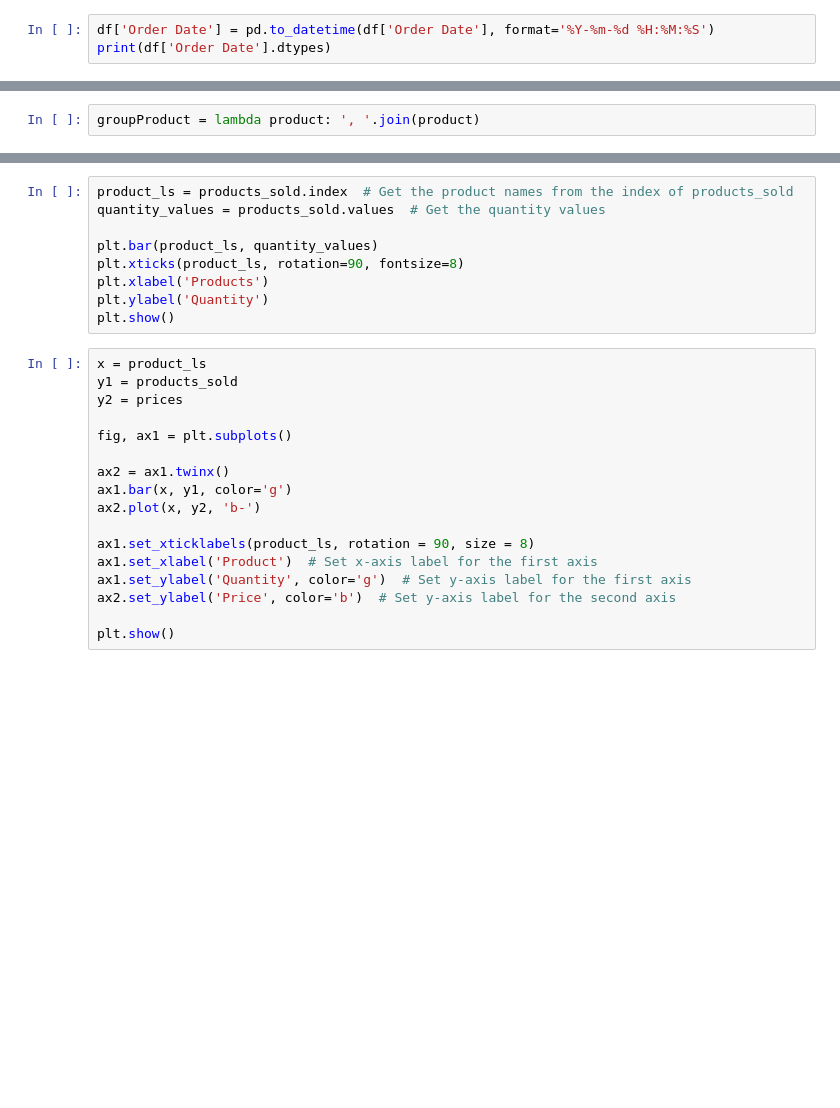
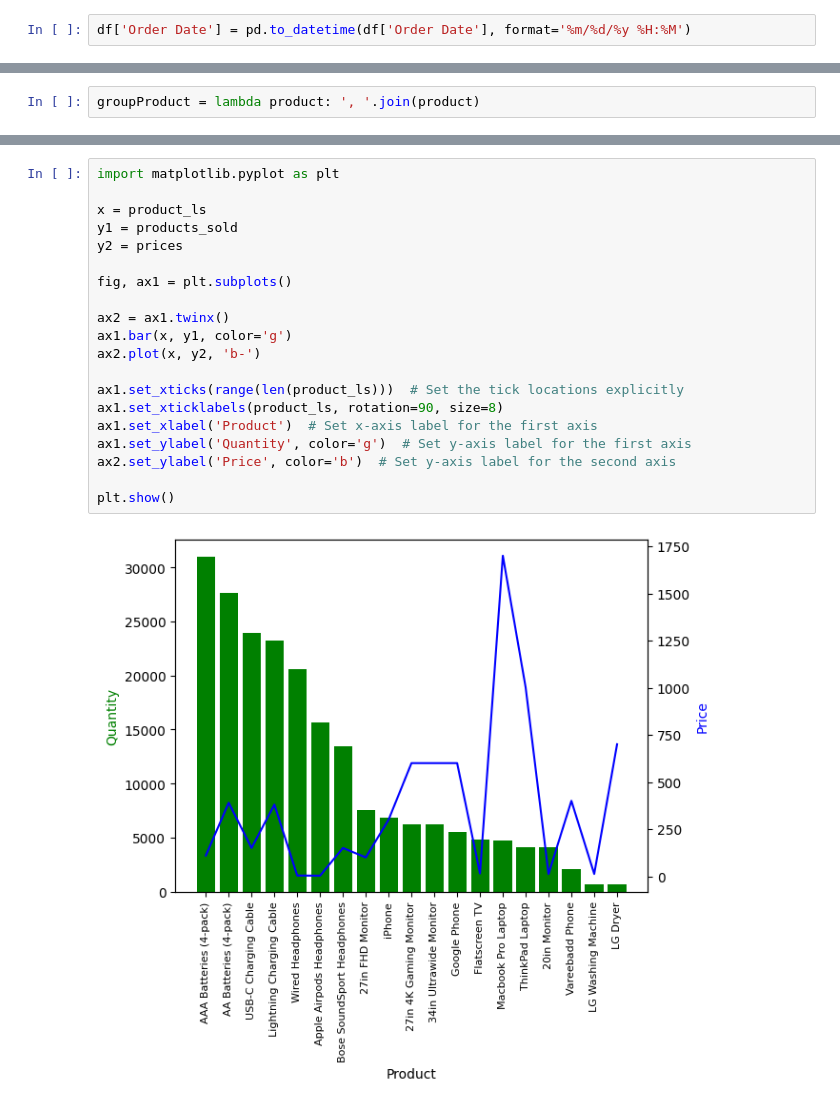
Before and after one commit to nhutuyen236/using-python-for-salesreport, a Jupyter notebook: sales_report.ipynb, the cells around one changed output, grey strips where cells are left out. Cells and saved outputs as stored; diff of their text form; blank space fills up the shorter version.

```diff
--- a/sales_report.ipynb
+++ b/sales_report.ipynb
@@ -125,6 +192,5 @@ plt.show()
 # %%
-df['Order Date'] = pd.to_datetime(df['Order Date'], format='%Y-%m-%d %H:%M:%S')
-print(df['Order Date'].dtypes)
+df['Order Date'] = pd.to_datetime(df['Order Date'], format='%m/%d/%y %H:%M')
 # %%
 df['Hour'] = df['Order Date'].dt.hour
 df.head()
@@ -192,26 +329,22 @@ print(prices)
-# %%
-product_ls = products_sold.index  # Get the product names from the index of products_sold
-quantity_values = products_sold.values  # Get the quantity values
-
-plt.bar(product_ls, quantity_values)
-plt.xticks(product_ls, rotation=90, fontsize=8)
-plt.xlabel('Products')
-plt.ylabel('Quantity')
-plt.show()
 # %%
+import matplotlib.pyplot as plt
+
 x = product_ls
 y1 = products_sold
 y2 = prices
 
 fig, ax1 = plt.subplots()
 
 ax2 = ax1.twinx()
 ax1.bar(x, y1, color='g')
 ax2.plot(x, y2, 'b-')
 
-ax1.set_xticklabels(product_ls, rotation = 90, size = 8)
+ax1.set_xticks(range(len(product_ls)))  # Set the tick locations explicitly
+ax1.set_xticklabels(product_ls, rotation=90, size=8)
 ax1.set_xlabel('Product')  # Set x-axis label for the first axis
 ax1.set_ylabel('Quantity', color='g')  # Set y-axis label for the first axis
 ax2.set_ylabel('Price', color='b')  # Set y-axis label for the second axis
 
 plt.show()
+# %% [output]
+[figure, added]
```
Also changed, not shown: parts of 42 cells of this notebook, 1 other file.
